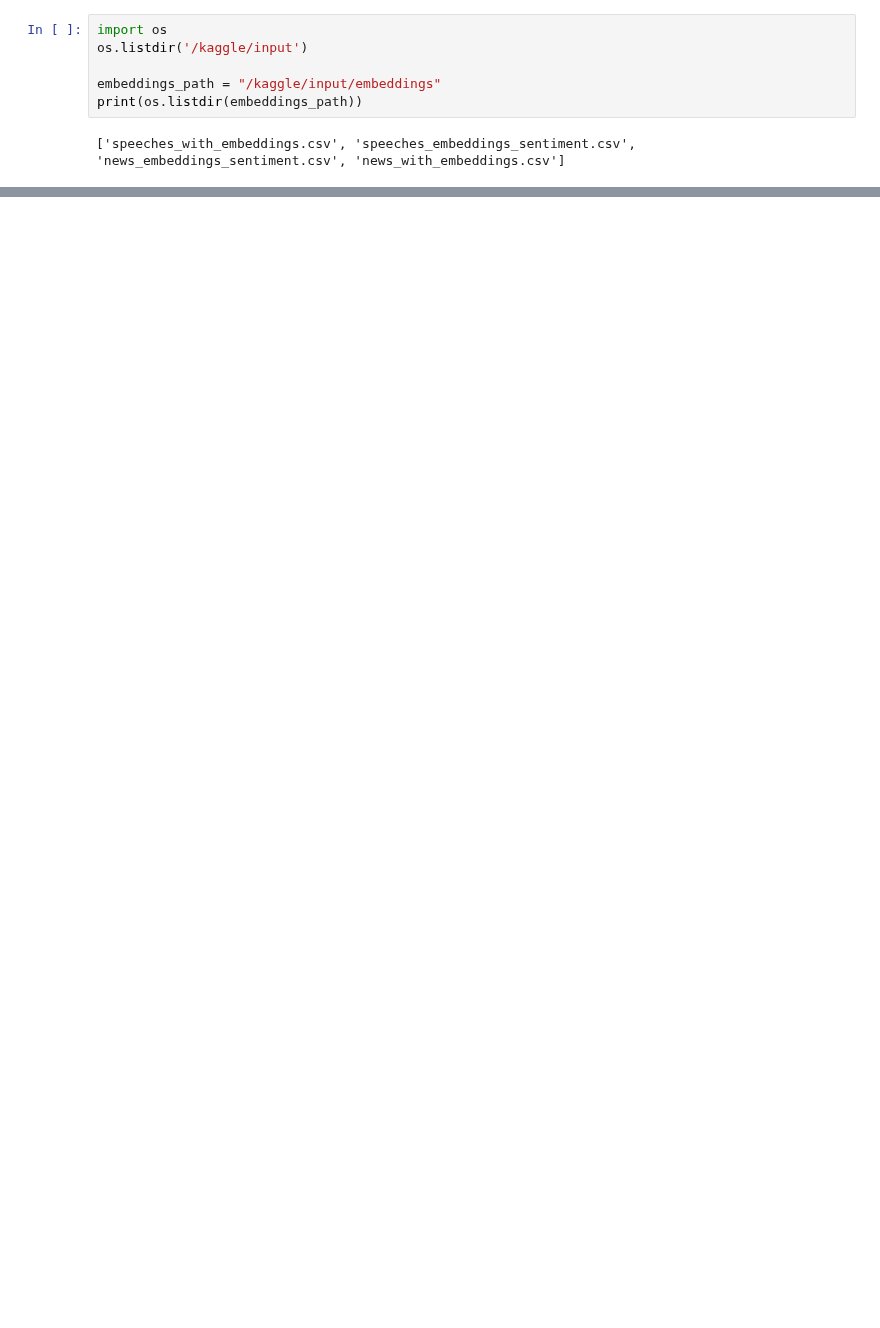
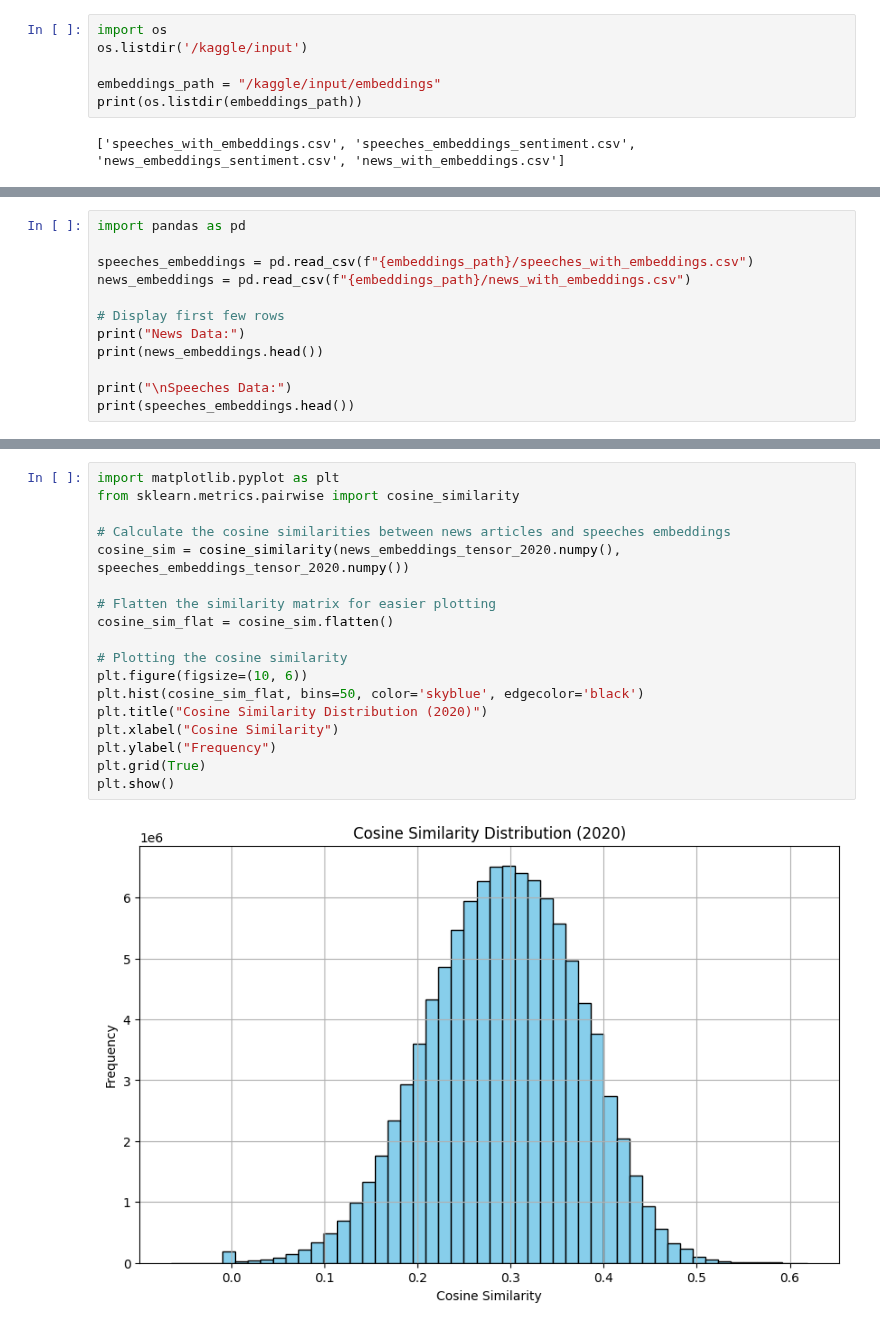
Before and after one commit to lramir14/MDS_thesis, a Jupyter notebook: cosine-similarity-fulldataset.ipynb, the cells around one changed output, grey strips where cells are left out. Cells and saved outputs as stored; diff of their text form; blank space fills up the shorter version.

Commit message:
Kaggle Notebook | cosine_similarity_fulldataset | fully working for 2020, let's try it for all data

```diff
--- a/cosine-similarity-fulldataset.ipynb
+++ b/cosine-similarity-fulldataset.ipynb
@@ -245,0 +293,12 @@ Speeches embeddings shape: torch.Size([174818, 768])
+# %%
+import pandas as pd
+
+speeches_embeddings = pd.read_csv(f"{embeddings_path}/speeches_with_embeddings.csv")
+news_embeddings = pd.read_csv(f"{embeddings_path}/news_with_embeddings.csv")
+
+# Display first few rows
+print("News Data:")
+print(news_embeddings.head())
+
+print("\nSpeeches Data:")
+print(speeches_embeddings.head())
@@ -245,0 +1153,20 @@ Speeches embeddings shape: torch.Size([174818, 768])
+# %%
+import matplotlib.pyplot as plt
+from sklearn.metrics.pairwise import cosine_similarity
+
+# Calculate the cosine similarities between news articles and speeches embeddings
+cosine_sim = cosine_similarity(news_embeddings_tensor_2020.numpy(), speeches_embeddings_tensor_2020.numpy())
+
+# Flatten the similarity matrix for easier plotting
+cosine_sim_flat = cosine_sim.flatten()
+
+# Plotting the cosine similarity
+plt.figure(figsize=(10, 6))
+plt.hist(cosine_sim_flat, bins=50, color='skyblue', edgecolor='black')
+plt.title("Cosine Similarity Distribution (2020)")
+plt.xlabel("Cosine Similarity")
+plt.ylabel("Frequency")
+plt.grid(True)
+plt.show()
+# %% [output]
+[figure, added]
```
Also changed, not shown: parts of 29 cells of this notebook.
